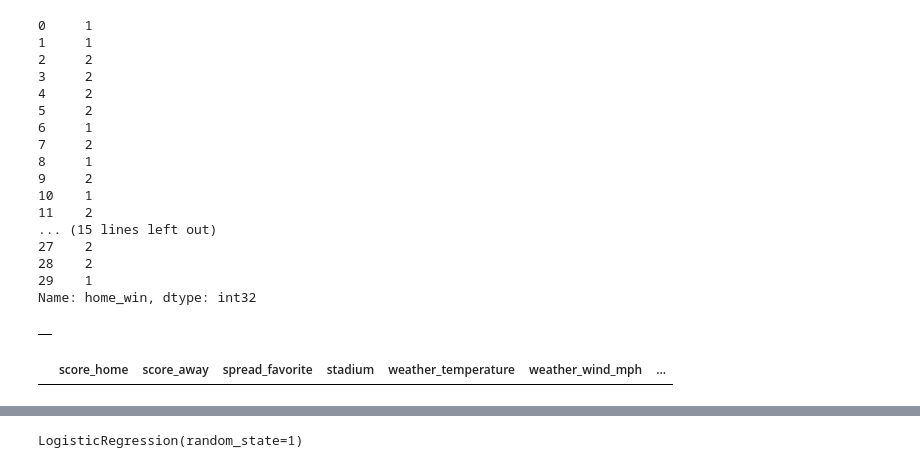
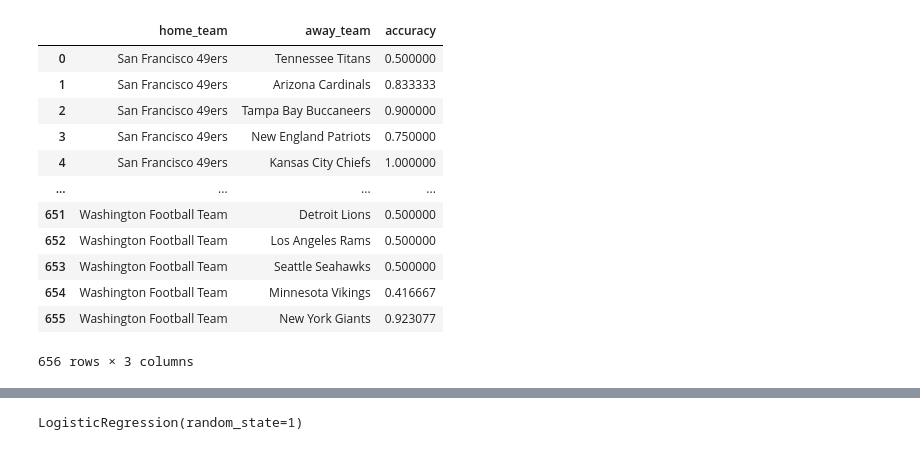
Before and after one commit to jnels4/nfl_predictions, a Jupyter notebook: NFL.ipynb, the cells around one changed output, grey strips where cells are left out. Cells and saved outputs as stored; diff of their text form; code cells hidden in the pictures.

```diff
--- a/NFL.ipynb
+++ b/NFL.ipynb
@@ -216,5 +298,5 @@ only showing top 20 rows
 # %%
-NFL_fix_weather = NFL_short.withColumn('weather_detail', F.when(NFL_short.weather_detail=='DOME','1').otherwise('0'))
+NFL_fix_weather = NFL_short.withColumn('weather_detail', F.when(NFL_short.weather_detail=='DOME',1).otherwise(0))
 NFL_fix_weather.show()
 # %% [output]
 +--------------------+----------+----------+--------------------+---------------+--------------------+-------------------+----------------+--------------+--------+
@@ -289,6 +393,7 @@ for home_team in home_team_list:
       continue
     else:
       try:
+        print("---------------------------")
         print (f"Success# {successnum}")
         successnum = successnum+1
         print (f"Teams: H: {home_team}, A: {visiting_team}")
@@ -298,7 +403,6 @@ for home_team in home_team_list:
         temp_df_panda = temp_df.toPandas()
         temp_df_panda = temp_df_panda.drop(['team_home', 'team_away'], axis=1)
         check_df = temp_df_panda
-        print (len(temp_df_panda))
         if len(temp_df_panda) > 10:
           # Get dummies
           stadium_encoded = pd.get_dummies(temp_df_panda, columns=['stadium'])
@@ -312,26 +416,26 @@ for home_team in home_team_list:
           X_train, X_test, y_train, y_test = train_test_split(X, y, random_state=1 )#,stratify = y
 
           # Fit model
-          ros = RandomOverSampler(random_state=1)
-          X_resampled, y_resampled = ros.fit_resample(X_train, y_train)
-          model = LogisticRegression(solver='lbfgs', random_state=1)
-          model.fit(X_resampled, y_resampled)
+          model = XGBClassifier()
+          model.fit(X_train, y_train)
+
 
           # Predict
           y_pred = model.predict(X_test)
           accuracy = balanced_accuracy_score(y_test, y_pred)
           matrix = confusion_matrix(y_test, y_pred)
 
-          #results = pd.DataFrame()
+          results = {}
           # Put your results in a dataframe
 
-          results['Team_1'] = home_team
-          results['Team_2'] = visiting_team
-          results['Accuracy'] = accuracy
-
+          results['home_team'] = home_team
+          results['away_team'] = visiting_team
+          results['accuracy'] = accuracy
+          print(results)
           # Store results
           #results.append()
-          all_model_results.append(results) # = pd.concat([results])
+          all_model_results = all_model_results.append(results, ignore_index=True) # = pd.concat([results])
+        print("---------------------------")
       except Exception as e:
         print(f"Error#: {errornum}, Error Type: {e}")
         print(f"Teams: H: {home_team}, A: {visiting_team}")
@@ -494,28 +644,16 @@ Teams: H: New England Patriots, A: Chicago Bears
-# %%
-y
-# %% [output]
-0     1
-1     1
-2     2
-3     2
-4     2
-5     2
-6     1
-7     2
-8     1
-9     2
-10    1
-11    2
-... (15 lines left out)
-27    2
-28    2
-29    1
-Name: home_win, dtype: int32
 # %%
-all_model_results.head()
+all_model_results
 # %% [output]
-|  |
+|  | home_team | away_team | accuracy |
+| 0 | San Francisco 49ers | Tennessee Titans | 0.500000 |
+| 1 | San Francisco 49ers | Arizona Cardinals | 0.833333 |
+| 2 | San Francisco 49ers | Tampa Bay Buccaneers | 0.900000 |
+| 3 | San Francisco 49ers | New England Patriots | 0.750000 |
+| 4 | San Francisco 49ers | Kansas City Chiefs | 1.000000 |
+| ... | ... | ... | ... |
+| 651 | Washington Football Team | Detroit Lions | 0.500000 |
+| 652 | Washington Football Team | Los Angeles Rams | 0.500000 |
+| 653 | Washington Football Team | Seattle Seahawks | 0.500000 |
+| 654 | Washington Football Team | Minnesota Vikings | 0.416667 |
+| 655 | Washington Football Team | New York Giants | 0.923077 |
+656 rows × 3 columns
-# %%
-check_df.head()
-# %% [output]
-|  | score_home | score_away | spread_favorite | stadium | weather_temperature | weather_wind_mph | ... |
```
Also changed, not shown: parts of 37 cells of this notebook.
